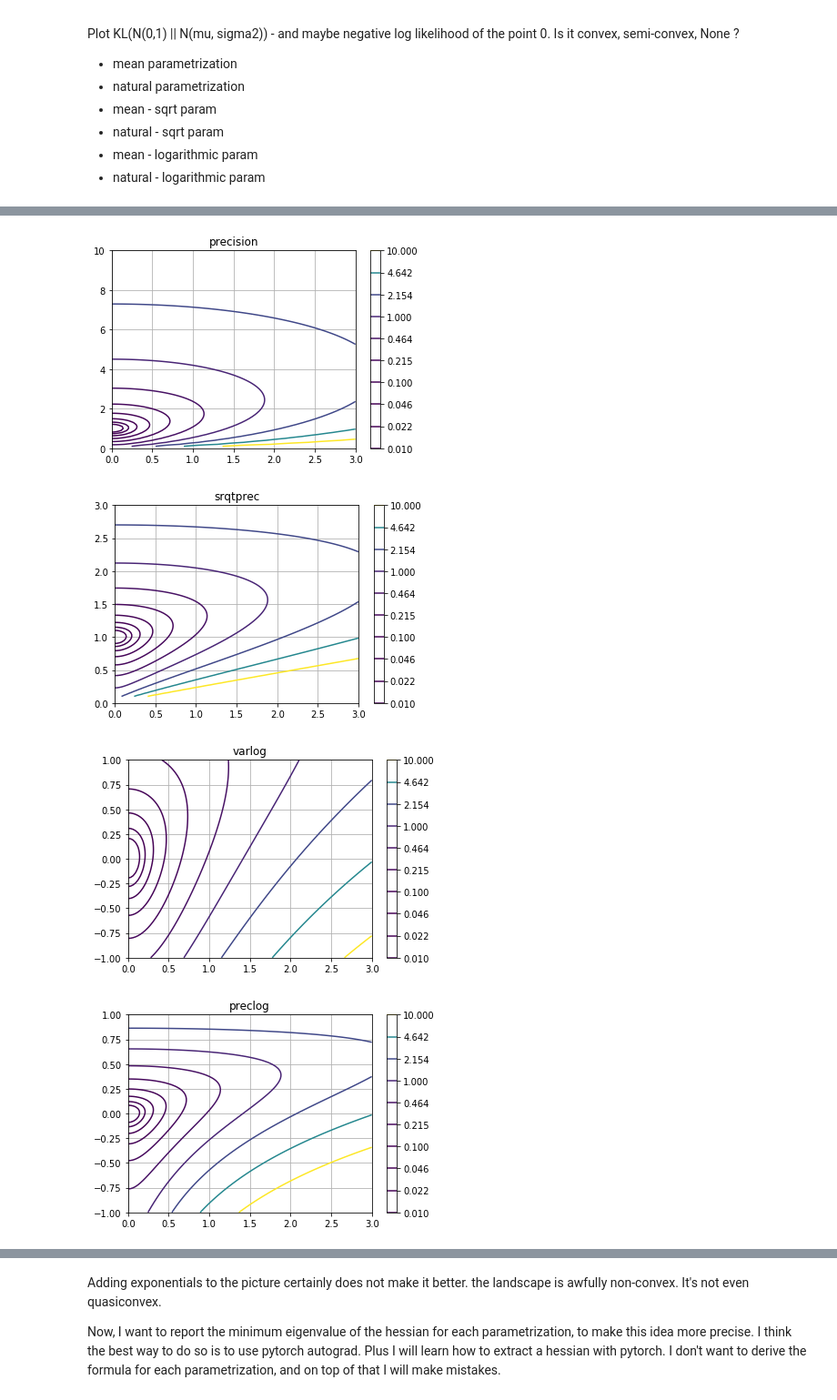
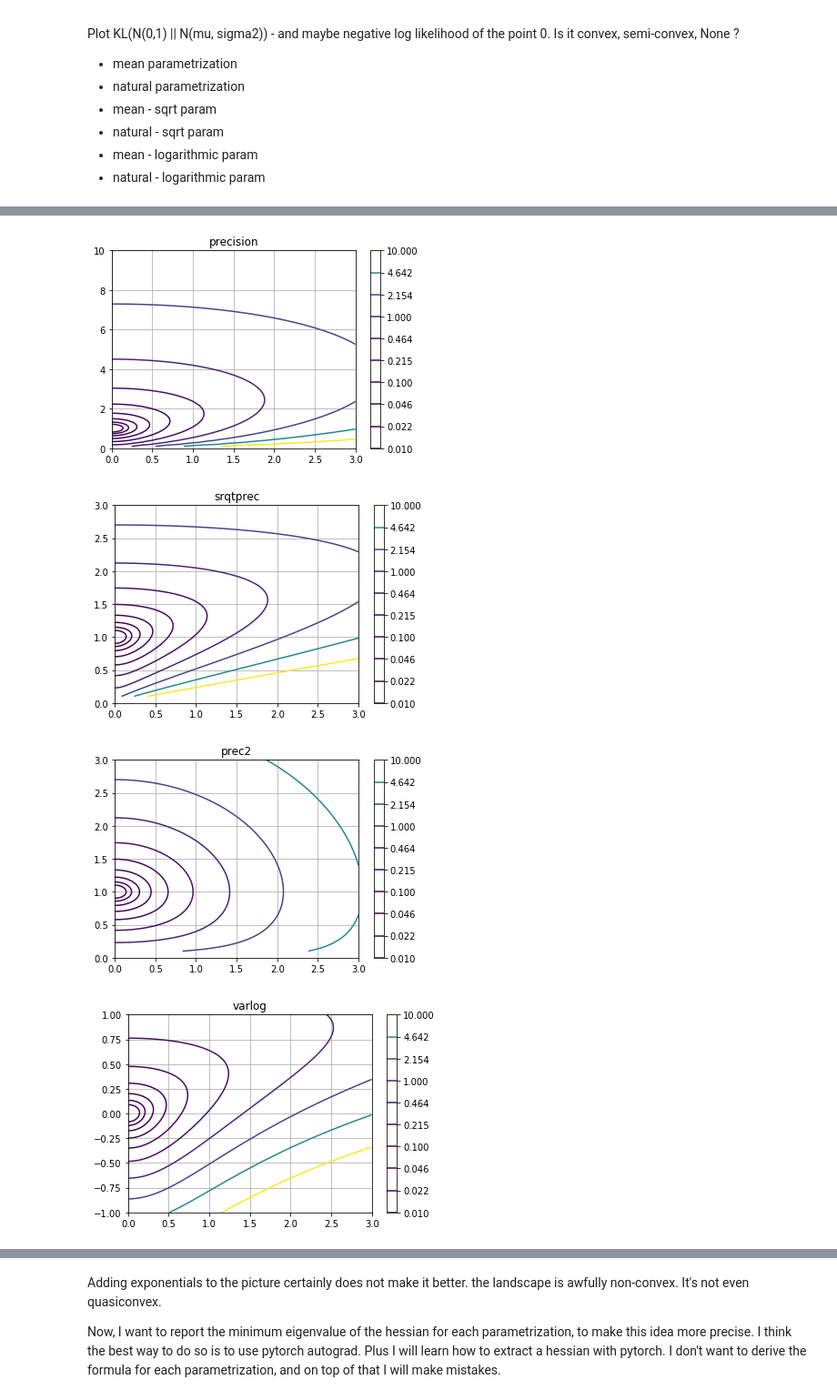
Before and after one commit to remilepriol/causal-adaptation-speed, a Jupyter notebook: 6_exponential_precision_matrix.ipynb, the cells around one changed output, grey strips where cells are left out. Shown: that part at 91% size. Cells and saved outputs as stored; diff of their text form; code cells hidden in the pictures.

```diff
--- a/6_exponential_precision_matrix.ipynb
+++ b/6_exponential_precision_matrix.ipynb
@@ -140,3 +121,25 @@ def natlog_gauss(eta,z):
+# %%
+def var_gauss(mu, var):
+    return .5 * ( np.log(var) + (mu**2 + 1 - var)/var )
+
+def std_gauss(mu, std):
+    return np.log(std) + (mu**2 + 1)/(2*std**2) - .5
+
+def natural_gauss(eta, precision):
+    return .5 * ( - np.log(precision) + precision - 1 + eta**2 / precision)
+
+def natsqrt_gauss(eta, rho):
+    return -np.log(rho) + .5*(rho**2 -1 + (eta/rho)**2)
+
+def nat2_gauss(zeta,rho):
+    return -np.log(rho) + .5*(rho**2 + zeta**2 - 1)
+
+def varlog_gauss(mu,z):
+    return .5 *(z*np.log(10) + (mu**2 + 1)*10**(-z) -1 )
+
+def natlog_gauss(eta,z):
+    precision = 10**z
+    return .5 *(-z*np.log(10) +  precision - 1  + eta**2 / precision  )
 # %%
 def contour_gauss(name, func, ymin, ymax):
     xx = np.linspace(0,3,100)
@@ -152,18 +155,19 @@ def contour_gauss(name, func, ymin, ymax):
     plt.show()
 # %%
 for key,item in {
-    'var':(mean_gauss,.1,10),
+    'var':(var_gauss,.1,10),
     'std': (std_gauss, .1, 3),
-    'precision':(natural_gaus,.1,10),
+    'precision':(natural_gauss,.1,10),
     'srqtprec':(natsqrt_gauss,.1,3),
-    'varlog':(meanlog_gauss,-1,1),
+    'prec2':(nat2_gauss,.1,3),
+    'varlog':(varlog_gauss,-1,1),
     'preclog':(natlog_gauss,-1,1)
 }.items():
     contour_gauss(key,*item)
 # %% [output]
 [figure]
 [figure]
 [figure]
 [figure]
-[figure, old version]
+[figure, new version]
-[figure, old version]
+[figure, new version]
```
Also changed, not shown: parts of 15 cells of this notebook.
